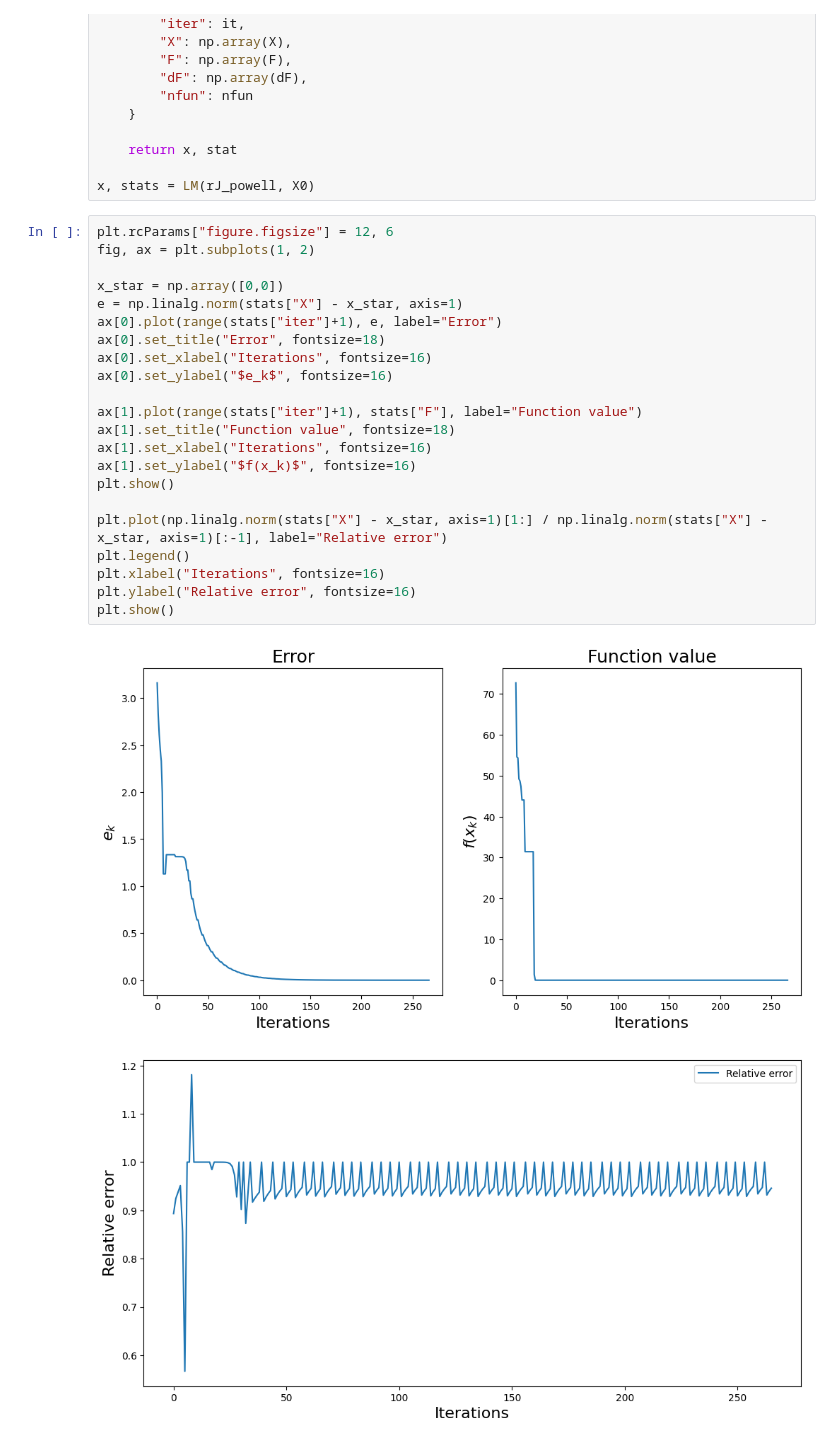
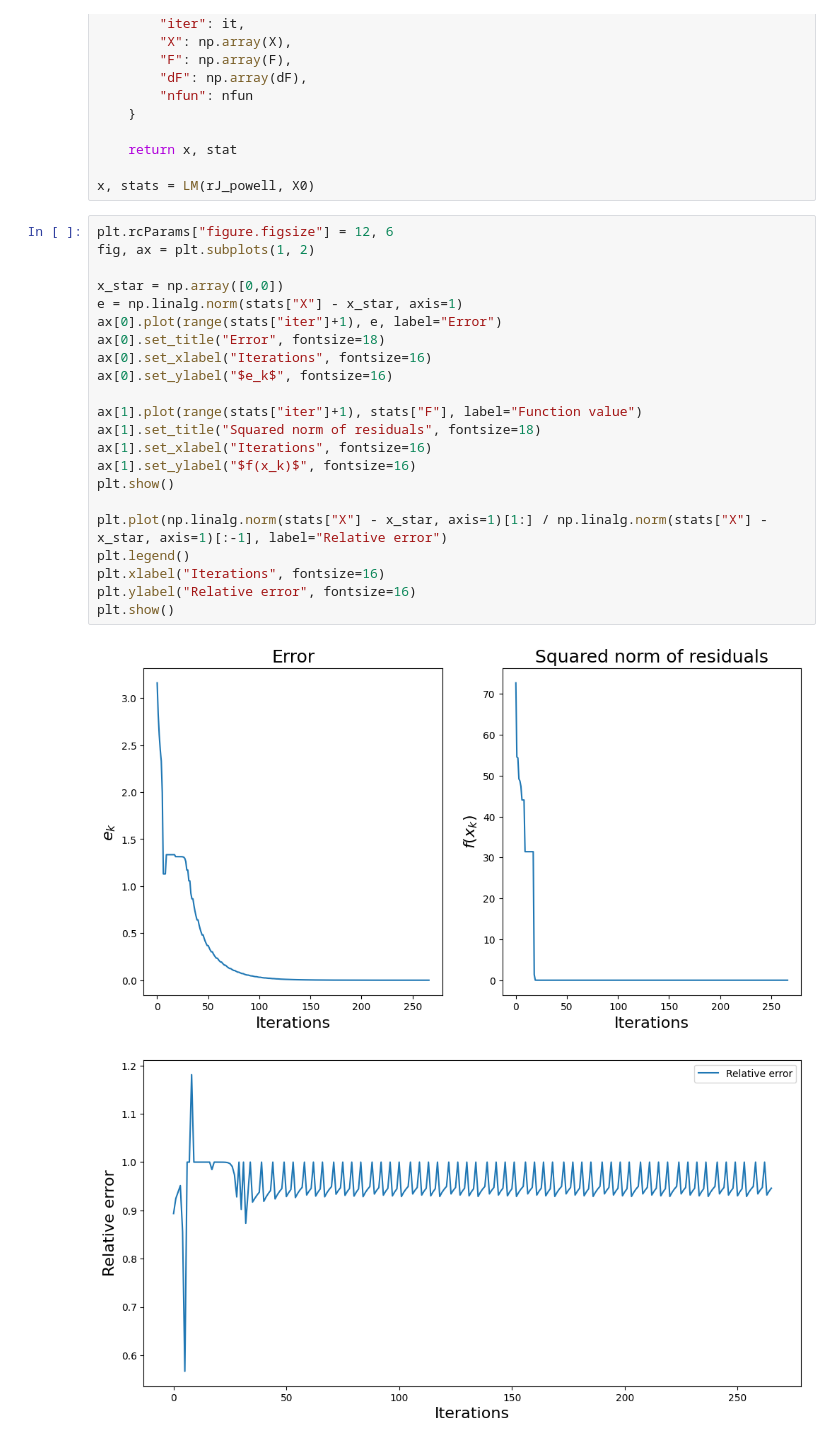
Before and after one commit to Tolsager/opt_hw2, a Jupyter notebook: report_code.ipynb, the cells around one changed output. Saved outputs shown, nothing was run; the diff lists cells and outputs as text.

```diff
--- a/report_code.ipynb
+++ b/report_code.ipynb
@@ -189,25 +195,25 @@ x, stats = LM(rJ_powell, X0)
 # %%
 plt.rcParams["figure.figsize"] = 12, 6
 fig, ax = plt.subplots(1, 2)
 
 x_star = np.array([0,0])
 e = np.linalg.norm(stats["X"] - x_star, axis=1)
 ax[0].plot(range(stats["iter"]+1), e, label="Error")
 ax[0].set_title("Error", fontsize=18)
 ax[0].set_xlabel("Iterations", fontsize=16)
 ax[0].set_ylabel("$e_k$", fontsize=16)
 
 ax[1].plot(range(stats["iter"]+1), stats["F"], label="Function value")
-ax[1].set_title("Function value", fontsize=18)
+ax[1].set_title("Squared norm of residuals", fontsize=18)
 ax[1].set_xlabel("Iterations", fontsize=16)
 ax[1].set_ylabel("$f(x_k)$", fontsize=16)
 plt.show()
 
 plt.plot(np.linalg.norm(stats["X"] - x_star, axis=1)[1:] / np.linalg.norm(stats["X"] - x_star, axis=1)[:-1], label="Relative error")
 plt.legend()
 plt.xlabel("Iterations", fontsize=16)
 plt.ylabel("Relative error", fontsize=16)
 plt.show()
 # %% [output]
-[figure, old version]
+[figure, new version]
 [figure]
```
Also changed, not shown: parts of 15 cells of this notebook, 1 other file.
